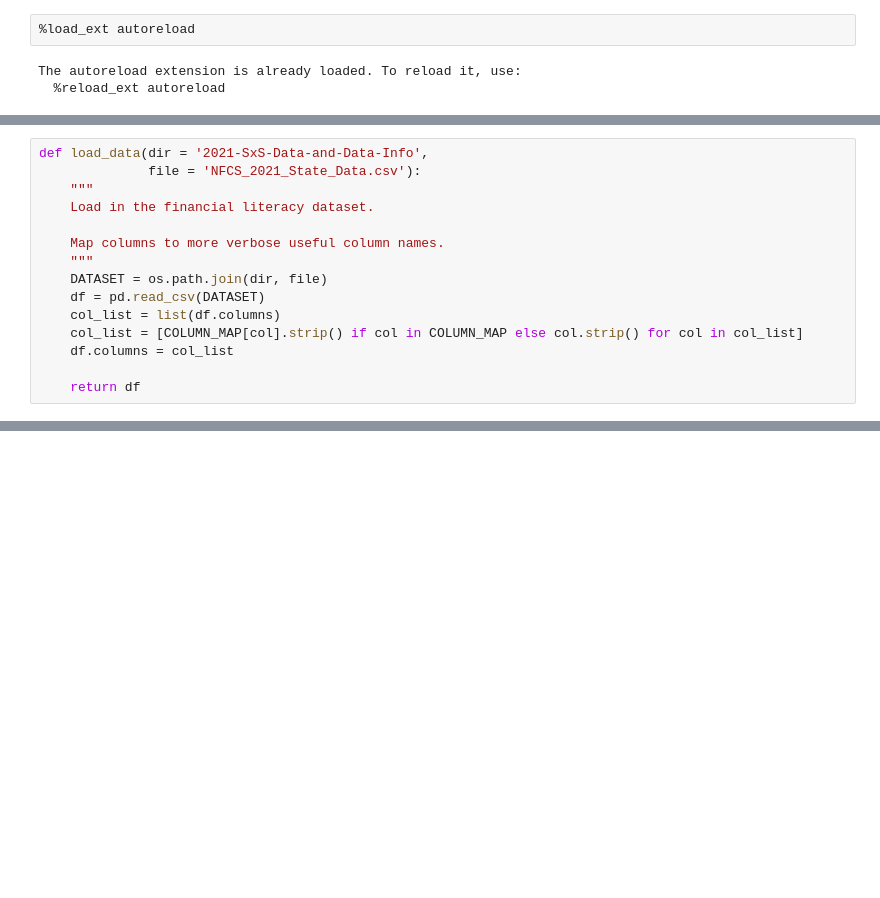
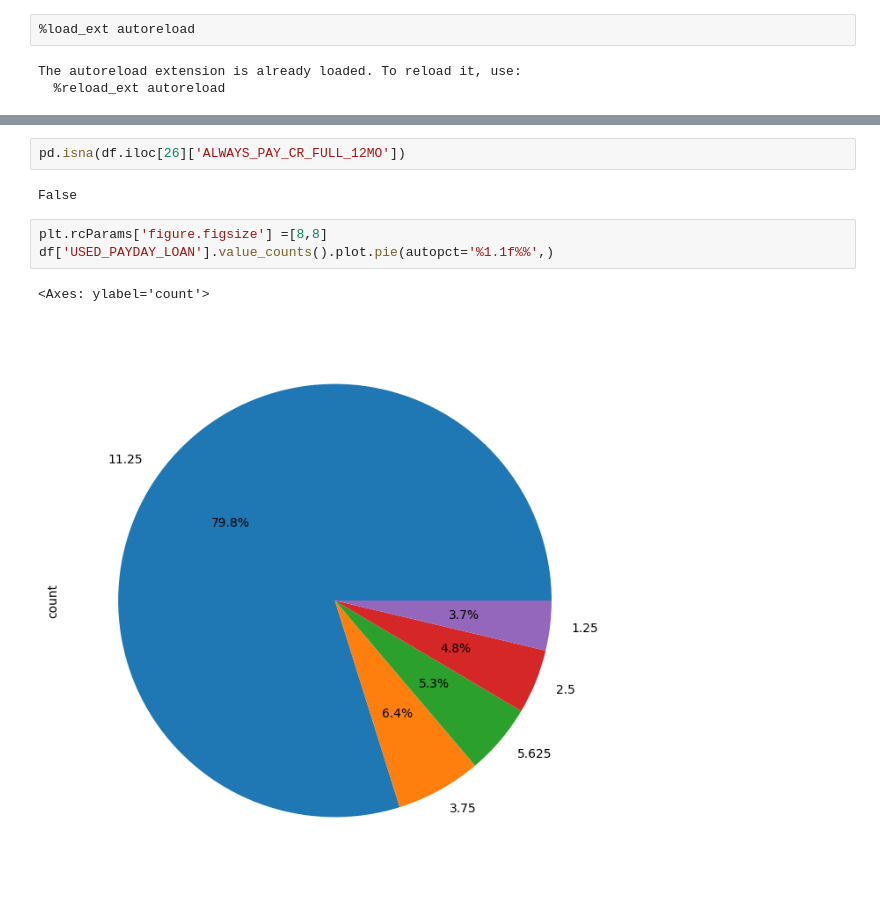
Before and after one commit to danielfrees/finlitCausal, a Jupyter notebook: data/dataprep.ipynb, the cells around one changed output, grey strips where cells are left out. Cells and saved outputs as stored; diff of their text form; blank space fills up the shorter version.

```diff
--- a/data/dataprep.ipynb
+++ b/data/dataprep.ipynb
@@ -18,15 +18,0 @@ import math
-# %%
-def load_data(dir = '2021-SxS-Data-and-Data-Info',
-              file = 'NFCS_2021_State_Data.csv'):
-    """
-    Load in the financial literacy dataset.
-
-    Map columns to more verbose useful column names.
-    """
-    DATASET = os.path.join(dir, file)
-    df = pd.read_csv(DATASET)
-    col_list = list(df.columns)
-    col_list = [COLUMN_MAP[col].strip() if col in COLUMN_MAP else col.strip() for col in col_list]
-    df.columns = col_list
-
-    return df
@@ -253,0 +121,10 @@ visualize_data(df)
+# %%
+pd.isna(df.iloc[26]['ALWAYS_PAY_CR_FULL_12MO'])
+# %% [output]
+False
+# %%
+plt.rcParams['figure.figsize'] =[8,8]
+df['USED_PAYDAY_LOAN'].value_counts().plot.pie(autopct='%1.1f%%',)
+# %% [output]
+<Axes: ylabel='count'>
+[figure, added]
```
Also changed, not shown: parts of 8 cells of this notebook, 3 other files.
